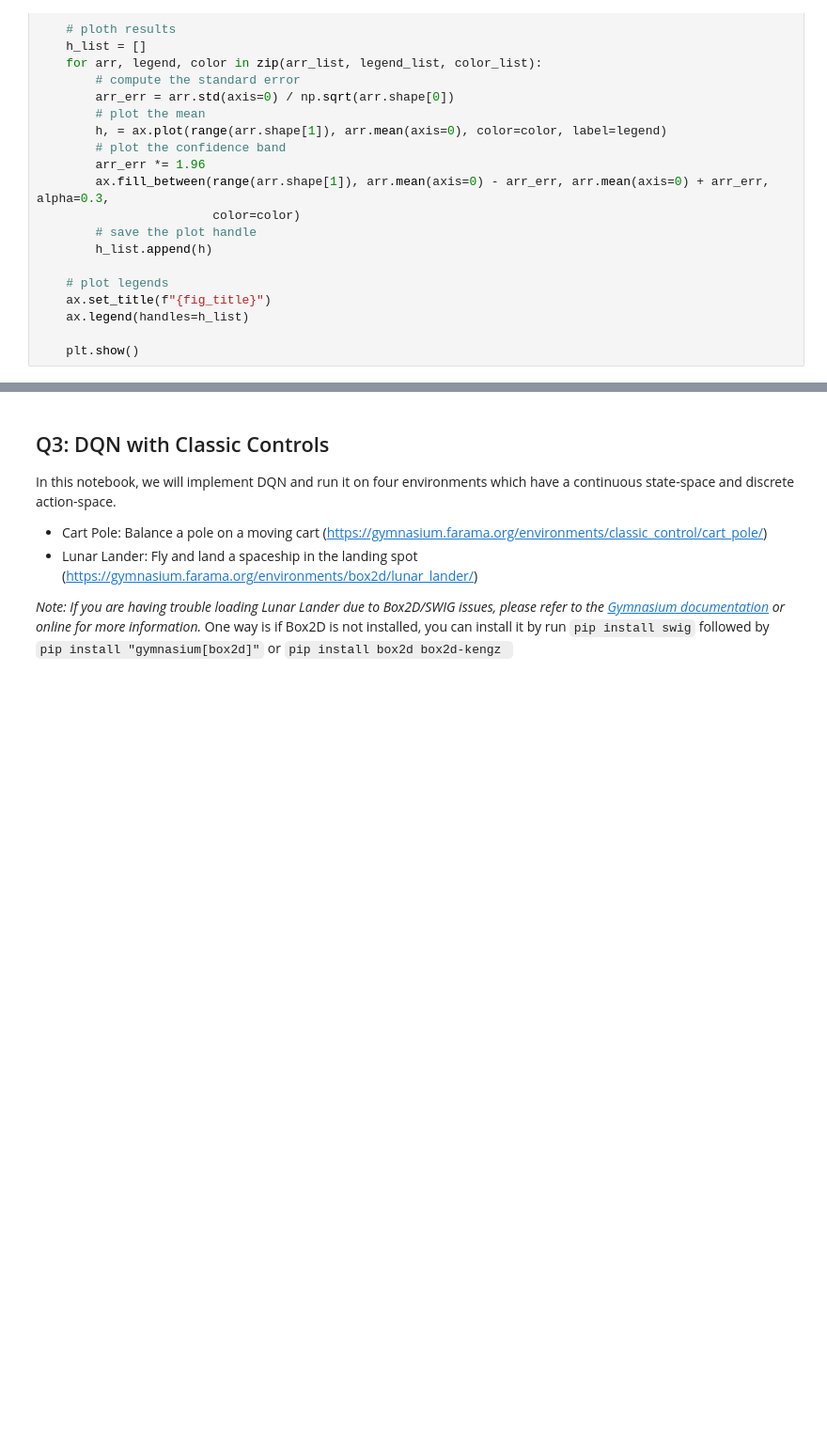
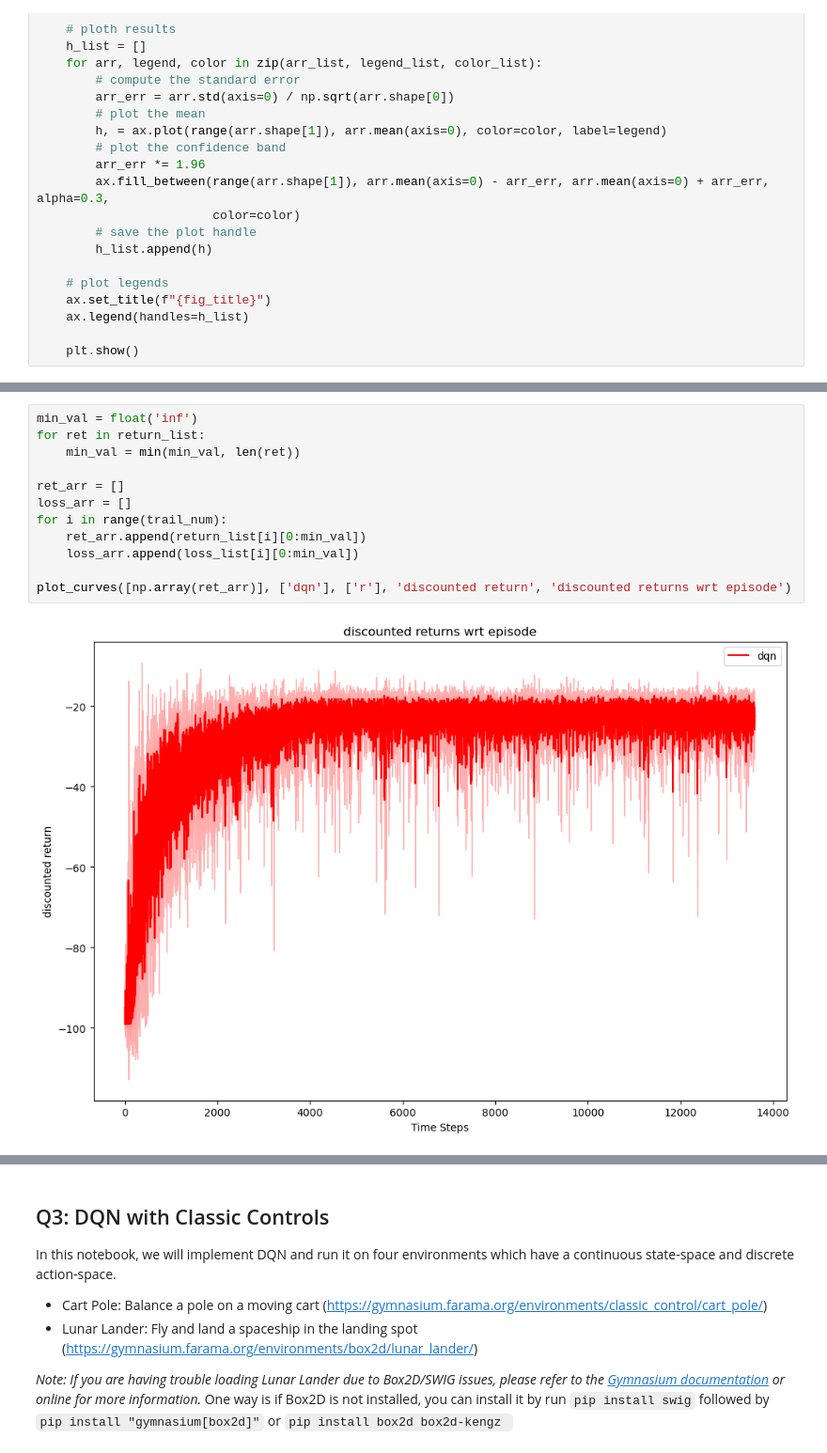
Before and after one commit to arjunjyothieswarb/CS5180, a Jupyter notebook: Assignment8/ex8.ipynb, the cells around one changed output, grey strips where cells are left out. Shown at 94% size. Saved outputs shown, nothing was run; the diff lists cells and outputs as text; blank space fills up the shorter version.

```diff
--- a/Assignment8/ex8.ipynb
+++ b/Assignment8/ex8.ipynb
@@ -1003,0 +1016,14 @@ if __name__ == '__main__':
+# %%
+min_val = float('inf')
+for ret in return_list:
+    min_val = min(min_val, len(ret))
+
+ret_arr = []
+loss_arr = []
+for i in range(trail_num):
+    ret_arr.append(return_list[i][0:min_val])
+    loss_arr.append(loss_list[i][0:min_val])
+
+plot_curves([np.array(ret_arr)], ['dqn'], ['r'], 'discounted return', 'discounted returns wrt episode')
+# %% [output]
+[figure, added]
```
Also changed, not shown: parts of 4 cells of this notebook.
